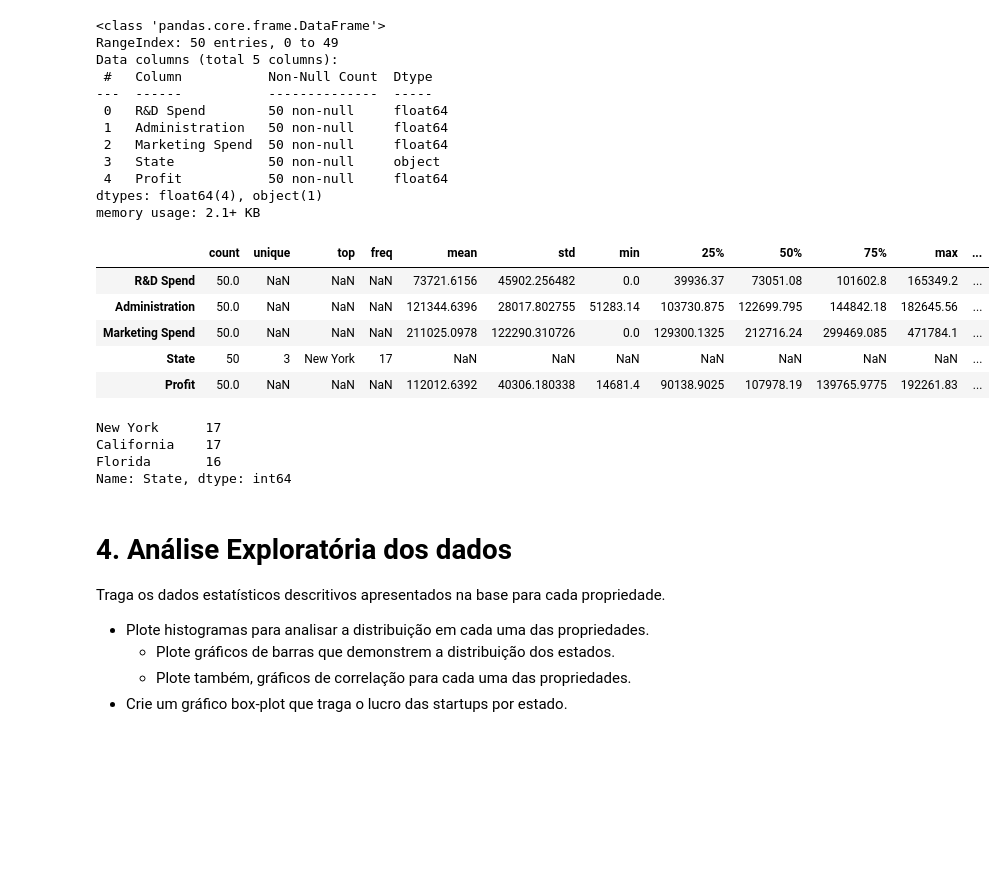
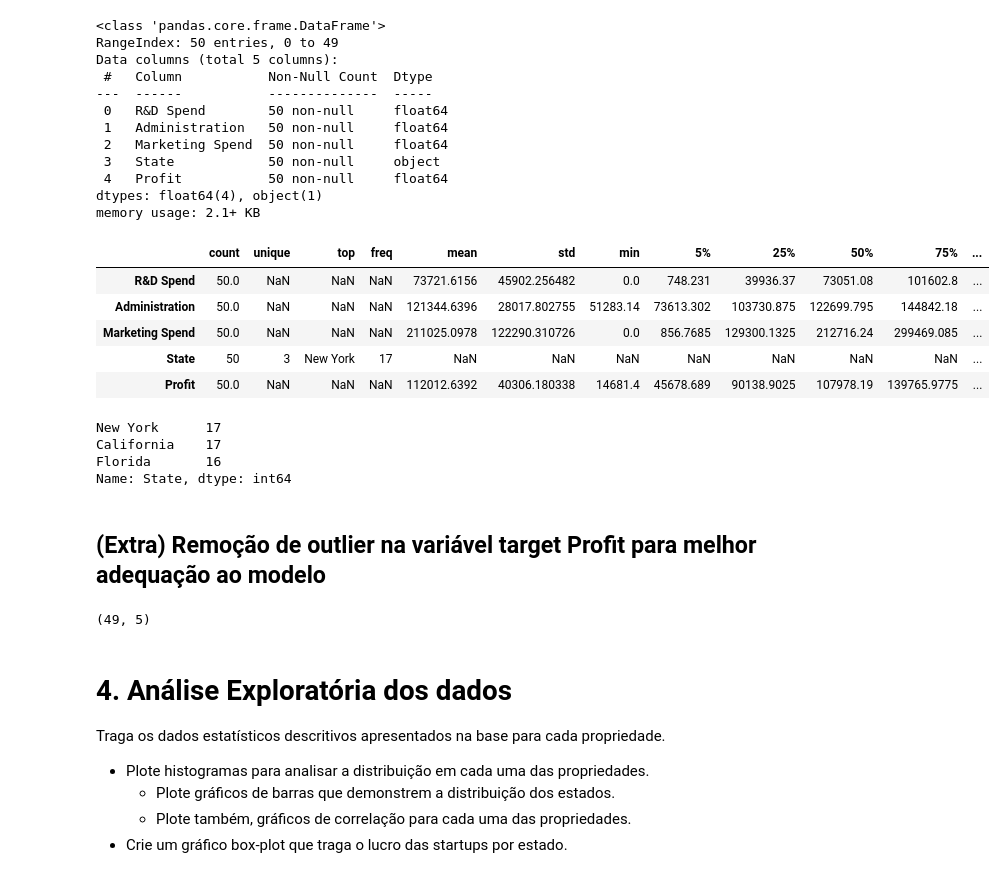
Before and after one commit to bruna-calistrate/AdvancedStatistics-Course, a Jupyter notebook: ExercíciosPráticos.ipynb, the cells around one changed output. Saved outputs shown, nothing was run; the diff lists cells and outputs as text; code cells hidden in the pictures; blank space fills up the shorter version.

Commit message:
Análise de resíduos e remoção de outlier do profit
Como verificado na homoscedasticidade, havia uma entrada de Profit com valor inferior a 15.000 impactando negativamente no modelo.

```diff
--- a/ExercíciosPráticos.ipynb
+++ b/ExercíciosPráticos.ipynb
@@ -20,10 +20,17 @@ from sklearn.linear_model import Ridge
 from sklearn.model_selection import train_test_split
 from statsmodels.stats.outliers_influence import variance_inflation_factor
 # %%
-def desc_null(df):
-    des = df.describe(include="all", datetime_is_numeric=True).T
-    des["nullCount"] = df.shape[0] - des["count"]
-    des["null%"] = (des["nullCount"] / df.shape[0]) * 100
+def desc_null(df, percentiles=False):
+    if percentiles is True:
+        des = df.describe(include="all", datetime_is_numeric=True,
+                          percentiles=[0.05, 0.25, 0.5, 0.75, 0.9, 0.99]).T
+        des["nullCount"] = df.shape[0] - des["count"]
+        des["null%"] = (des["nullCount"] / df.shape[0]) * 100
+    else:
+        des = df.describe(include="all", datetime_is_numeric=True).T
+        des["nullCount"] = df.shape[0] - des["count"]
+        des["null%"] = (des["nullCount"] / df.shape[0]) * 100
+
     return des
 # %%
 def histplot(
@@ -122,14 +139,14 @@ Data columns (total 5 columns):
 dtypes: float64(4), object(1)
 memory usage: 2.1+ KB
 # %%
-desc_null(df)
+desc_null(df, percentiles=True)
 # %% [output]
-|  | count | unique | top | freq | mean | std | min | 25% | 50% | 75% | max | ... |
-| R&D Spend | 50.0 | NaN | NaN | NaN | 73721.6156 | 45902.256482 | 0.0 | 39936.37 | 73051.08 | 101602.8 | 165349.2 | ... |
-| Administration | 50.0 | NaN | NaN | NaN | 121344.6396 | 28017.802755 | 51283.14 | 103730.875 | 122699.795 | 144842.18 | 182645.56 | ... |
-| Marketing Spend | 50.0 | NaN | NaN | NaN | 211025.0978 | 122290.310726 | 0.0 | 129300.1325 | 212716.24 | 299469.085 | 471784.1 | ... |
+|  | count | unique | top | freq | mean | std | min | 5% | 25% | 50% | 75% | ... |
+| R&D Spend | 50.0 | NaN | NaN | NaN | 73721.6156 | 45902.256482 | 0.0 | 748.231 | 39936.37 | 73051.08 | 101602.8 | ... |
+| Administration | 50.0 | NaN | NaN | NaN | 121344.6396 | 28017.802755 | 51283.14 | 73613.302 | 103730.875 | 122699.795 | 144842.18 | ... |
+| Marketing Spend | 50.0 | NaN | NaN | NaN | 211025.0978 | 122290.310726 | 0.0 | 856.7685 | 129300.1325 | 212716.24 | 299469.085 | ... |
 | State | 50 | 3 | New York | 17 | NaN | NaN | NaN | NaN | NaN | NaN | NaN | ... |
-| Profit | 50.0 | NaN | NaN | NaN | 112012.6392 | 40306.180338 | 14681.4 | 90138.9025 | 107978.19 | 139765.9775 | 192261.83 | ... |
+| Profit | 50.0 | NaN | NaN | NaN | 112012.6392 | 40306.180338 | 14681.4 | 45678.689 | 90138.9025 | 107978.19 | 139765.9775 | ... |
 # %%
 df["State"].value_counts()
 # %% [output]
@@ -137,6 +154,13 @@ New York      17
 California    17
 Florida       16
 Name: State, dtype: int64
+# %% [markdown]
+## (Extra) Remoção de outlier na variável target **Profit** para melhor adequação ao modelo
+# %%
+df_adj = df.loc[df['Profit'] > 15000]
+df_adj.shape
+# %% [output]
+(49, 5)
 # %% [markdown]
 # 4. Análise Exploratória dos dados
 
```
Also changed, not shown: parts of 78 cells of this notebook.
